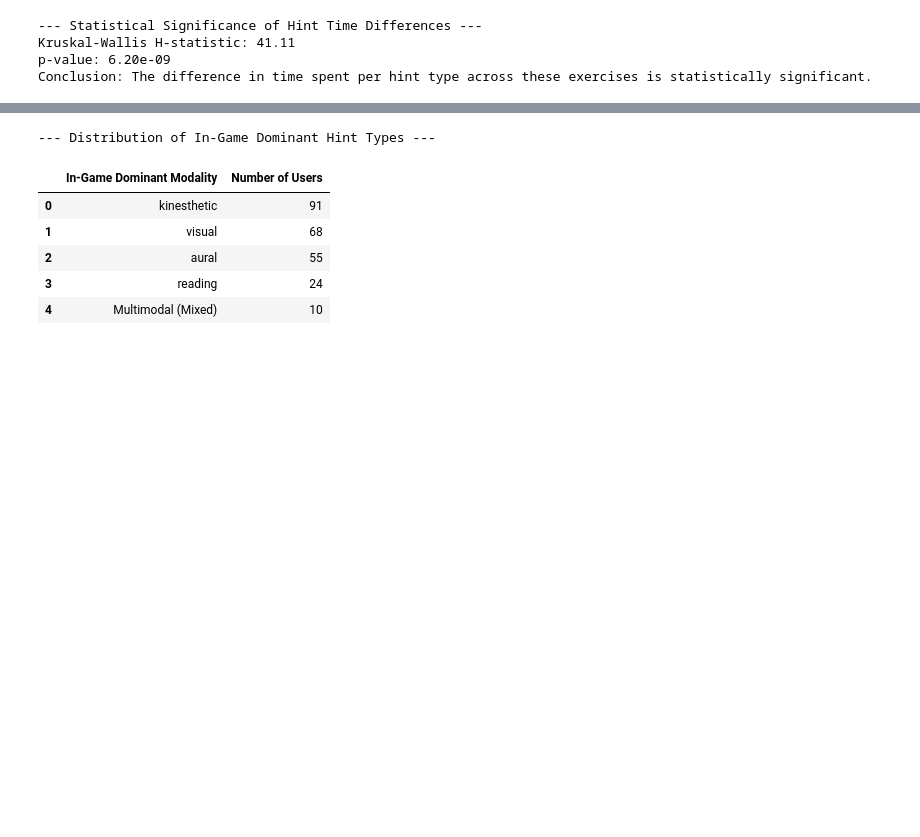
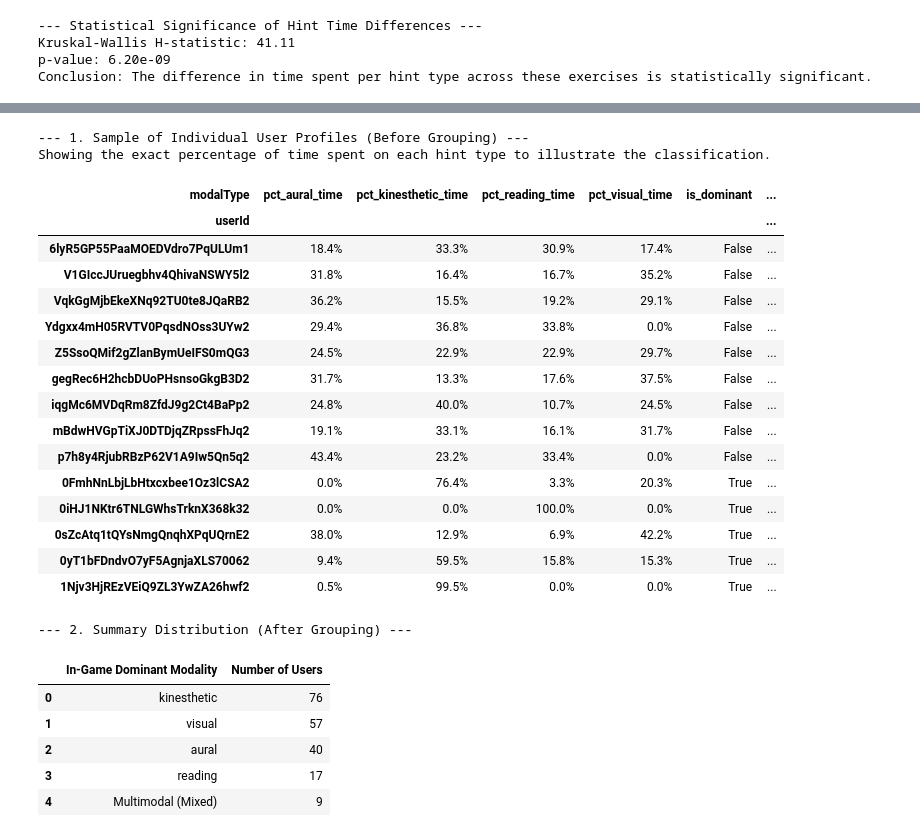
Before and after one commit to tiaL-ops/thesisLandy, a Jupyter notebook: notebook/EDA_Thesis_RQ1.ipynb, the cells around one changed output, grey strips where cells are left out. Drawn from its saved outputs; the diff is of its cells as text; code cells hidden in the pictures; blank space fills up the shorter version.

```diff
--- a/notebook/EDA_Thesis_RQ1.ipynb
+++ b/notebook/EDA_Thesis_RQ1.ipynb
@@ -255,13 +259,27 @@ Conclusion: The shift from multimodal (in VARK) to dominant (in actual gameplay)
 # %%
 from scipy.stats import chi2_contingency
+import pandas as pd
+import matplotlib.pyplot as plt
 
+# --- 1. Recalculate based on >= 10s threshold ---
+valid_hint_users_ids = set(time_pivot_filtered.index)
+vark['used_hints_10s'] = vark['userId'].isin(valid_hint_users_ids)
+
+hint_summary = vark.groupby('used_hints_10s')['finished'].agg(['sum','count'])
+hint_summary['did_not_finish'] = hint_summary['count'] - hint_summary['sum']
+hint_summary['finish_rate'] = hint_summary['sum'] / hint_summary['count'] * 100
+hint_summary.index = ['No hints (or <10s)', 'Used hints (>=10s)']
+
+contingency_table = pd.crosstab(vark['used_hints_10s'], vark['finished'])
+
+# --- 2. Plotting ---
 fig, axes = plt.subplots(1, 2, figsize=(11, 4))
 
 # Left: Finished vs Dropout
 axes[0].bar(hint_summary.index, hint_summary['sum'], label='Finished', color='#5A9E6F')
 axes[0].bar(hint_summary.index, hint_summary['did_not_finish'], bottom=hint_summary['sum'], label='Dropped Out', color='#C94040')
 axes[0].set_ylabel('Number of VARK takers')
-axes[0].set_title('Game Completion: Hint Users vs Non-hint Users')
+axes[0].set_title('Game Completion: Hint Users (>=10s) vs Others')
 axes[0].legend()
 axes[0].spines[['top','right']].set_visible(False)
 for i, (idx, row) in enumerate(hint_summary.iterrows()):
@@ -279,6 +297,7 @@ for i, (idx, row) in enumerate(hint_summary.iterrows()):
 plt.tight_layout()
 plt.show()
 
+# --- 3. Statistics ---
 chi2, p, dof, expected = chi2_contingency(contingency_table)
 print(f"Chi-square statistic : {chi2:.2f}")
 print(f"p-value              : {p:.2e}")
@@ -330,29 +349,72 @@ For users who demonstrated a statistically significant dominant hint preference
 # %%
 import pandas as pd
 import numpy as np
 
 hint_cols = ['aural', 'kinesthetic', 'reading', 'visual']
 
 def get_dominant_modality(row):
     if not row['is_dominant']:
         return 'Multimodal (Mixed)'
     # If chi-square indicates dominance, the dominant modality is the one with the maximum time
     return row[hint_cols].astype(float).idxmax()
 
+# Filter to only users who took the VARK survey
+vark_hint_users = time_pivot_filtered[time_pivot_filtered.index.isin(vark['userId'])].copy()
+
 # Apply the classification
-time_pivot_filtered['dominant_modality'] = time_pivot_filtered.apply(get_dominant_modality, axis=1)
+vark_hint_users['dominant_modality'] = vark_hint_users.apply(get_dominant_modality, axis=1)
 
+# --- 1. Show the "Before Grouping" Raw Data Sample ---
+print("--- 1. Sample of Individual User Profiles (Before Grouping) ---")
+print("Showing the exact percentage of time spent on each hint type to illustrate the classification.")
+pct_cols = ['pct_aural_time', 'pct_kinesthetic_time', 'pct_reading_time', 'pct_visual_time']
+
+detailed_df = vark_hint_users[pct_cols + ['is_dominant', 'dominant_modality']].copy()
+for col in pct_cols:
+    detailed_df[col] = (detailed_df[col] * 100).round(1).astype(str) + '%'
+
+# Display all 9 Multimodal users and a sample of 5 Dominant users
+multimodal_sample = detailed_df[detailed_df['is_dominant'] == False]
+dominant_sample = detailed_df[detailed_df['is_dominant'] == True].head(5)
+display(pd.concat([multimodal_sample, dominant_sample]))
+
+
+# --- 2. Show the Summarized Grouping ---
 # Group and count the distribution of dominant types
-dominant_distribution = time_pivot_filtered['dominant_modality'].value_counts().reset_index()
+dominant_distribution = vark_hint_users['dominant_modality'].value_counts().reset_index()
 dominant_distribution.columns = ['In-Game Dominant Modality', 'Number of Users']
 
-print("--- Distribution of In-Game Dominant Hint Types ---")
+print("\n--- 2. Summary Distribution (After Grouping) ---")
 display(dominant_distribution)
+
+# --- 3. Export to CSV ---
+csv_filename = 'vark_hint_users_dominance.csv'
+vark_hint_users.to_csv(csv_filename)
+print(f"\n--- 3. Export ---")
+print(f"Exported the full raw data (including actual times and percentages) to {csv_filename}")
 # %% [output]
---- Distribution of In-Game Dominant Hint Types ---
+--- 1. Sample of Individual User Profiles (Before Grouping) ---
+Showing the exact percentage of time spent on each hint type to illustrate the classification.
-|  | In-Game Dominant Modality | Number of Users |
-| 0 | kinesthetic | 91 |
-| 1 | visual | 68 |
-| 2 | aural | 55 |
-| 3 | reading | 24 |
-| 4 | Multimodal (Mixed) | 10 |
+| modalType | pct_aural_time | pct_kinesthetic_time | pct_reading_time | pct_visual_time | is_dominant | ... |
+| userId |  |  |  |  |  | ... |
+| 6lyR5GP55PaaMOEDVdro7PqULUm1 | 18.4% | 33.3% | 30.9% | 17.4% | False | ... |
+| V1GIccJUruegbhv4QhivaNSWY5l2 | 31.8% | 16.4% | 16.7% | 35.2% | False | ... |
+| VqkGgMjbEkeXNq92TU0te8JQaRB2 | 36.2% | 15.5% | 19.2% | 29.1% | False | ... |
+| Ydgxx4mH05RVTV0PqsdNOss3UYw2 | 29.4% | 36.8% | 33.8% | 0.0% | False | ... |
+| Z5SsoQMif2gZlanBymUeIFS0mQG3 | 24.5% | 22.9% | 22.9% | 29.7% | False | ... |
+| gegRec6H2hcbDUoPHsnsoGkgB3D2 | 31.7% | 13.3% | 17.6% | 37.5% | False | ... |
+| iqgMc6MVDqRm8ZfdJ9g2Ct4BaPp2 | 24.8% | 40.0% | 10.7% | 24.5% | False | ... |
+| mBdwHVGpTiXJ0DTDjqZRpssFhJq2 | 19.1% | 33.1% | 16.1% | 31.7% | False | ... |
+| p7h8y4RjubRBzP62V1A9Iw5Qn5q2 | 43.4% | 23.2% | 33.4% | 0.0% | False | ... |
+| 0FmhNnLbjLbHtxcxbee1Oz3lCSA2 | 0.0% | 76.4% | 3.3% | 20.3% | True | ... |
+| 0iHJ1NKtr6TNLGWhsTrknX368k32 | 0.0% | 0.0% | 100.0% | 0.0% | True | ... |
+| 0sZcAtq1tQYsNmgQnqhXPqUQrnE2 | 38.0% | 12.9% | 6.9% | 42.2% | True | ... |
+| 0yT1bFDndvO7yF5AgnjaXLS70062 | 9.4% | 59.5% | 15.8% | 15.3% | True | ... |
+| 1Njv3HjREzVEiQ9ZL3YwZA26hwf2 | 0.5% | 99.5% | 0.0% | 0.0% | True | ... |
+--- 2. Summary Distribution (After Grouping) ---
+|  | In-Game Dominant Modality | Number of Users |
+| 0 | kinesthetic | 76 |
+| 1 | visual | 57 |
+| 2 | aural | 40 |
+| 3 | reading | 17 |
+| 4 | Multimodal (Mixed) | 9 |
```
Also changed, not shown: parts of 9 cells of this notebook.
